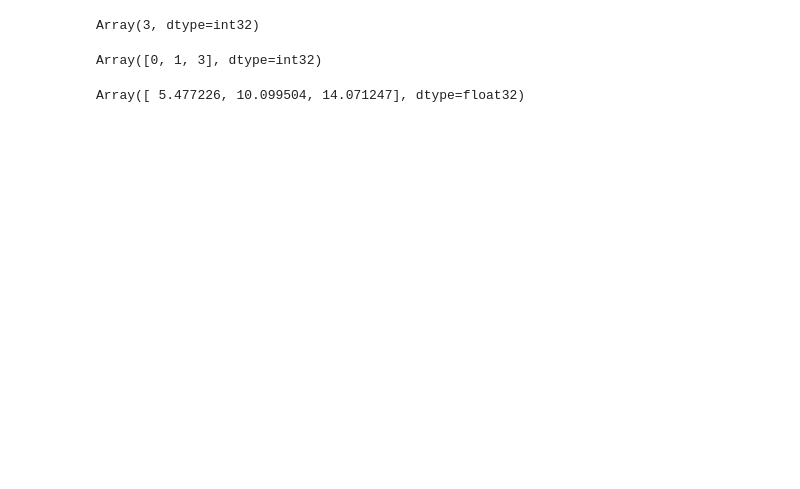
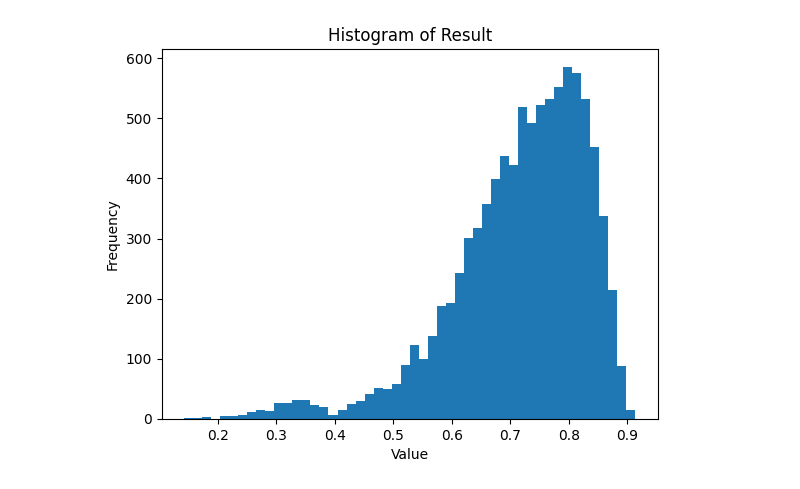
Before and after one commit to acevedo-s/syn-sem, a Jupyter notebook: dbg.ipynb, the cells around one changed output. Cells and saved outputs as stored; diff of their text form; code cells hidden in the pictures; blank space fills up the shorter version.

```diff
--- a/dbg.ipynb
+++ b/dbg.ipynb
@@ -7,17 +1,20 @@ mask_indices = jnp.where(mask)[0]
-# %%
-jnp.sum(A[mask])
-# %% [output]
-Array(3, dtype=int32)
-# %%
-A = A.at[mask].add( - 1 )
-A
-# %% [output]
-Array([0, 1, 3], dtype=int32)
-# %%
-A = jnp.array([[1, 2, 3,4],
-               [4, 5, 6,5],
-               [7, 8, 9,2]]
-               )
-jnp.linalg.norm(A, axis=1)
-# %% [output]
-Array([ 5.477226, 10.099504, 14.071247], dtype=float32)
+# %%
+import jax.numpy as jnp
+import numpy as np
+
+A = np.load("/home/acevedo/syn-sem/results/txt_var_syn/modelA_llama/modelB_llama/match_var_matching/n_files_21/min_token_length_7/similarities/random_centers_1/Nbits_0/n_tokens_7/avg_tokens_1/batch_shuffle_0/layer_A_8/layer_B_8/centers_A.npy")
+B = np.load("/home/acevedo/syn-sem/results/txt_var_syn/modelA_llama/modelB_llama/match_var_matching/n_files_21/min_token_length_7/similarities/random_centers_1/Nbits_0/n_tokens_7/avg_tokens_1/batch_shuffle_0/layer_A_8/layer_B_8/centers_B.npy")
+A.shape
+
+import matplotlib.pyplot as plt
+A = A / jnp.linalg.norm(A, axis=1, keepdims=True)
+B = B / jnp.linalg.norm(B, axis=1, keepdims=True)
+
+result = jnp.tensordot(A, B, axes=[1, 1])
+plt.hist(result.flatten(), bins=50)
+plt.xlabel('Value')
+plt.ylabel('Frequency')
+plt.title('Histogram of Result')
+plt.show()
+# %% [output]
+[figure, added]
```
Also changed, not shown: parts of 3 cells of this notebook, 22 other files.
